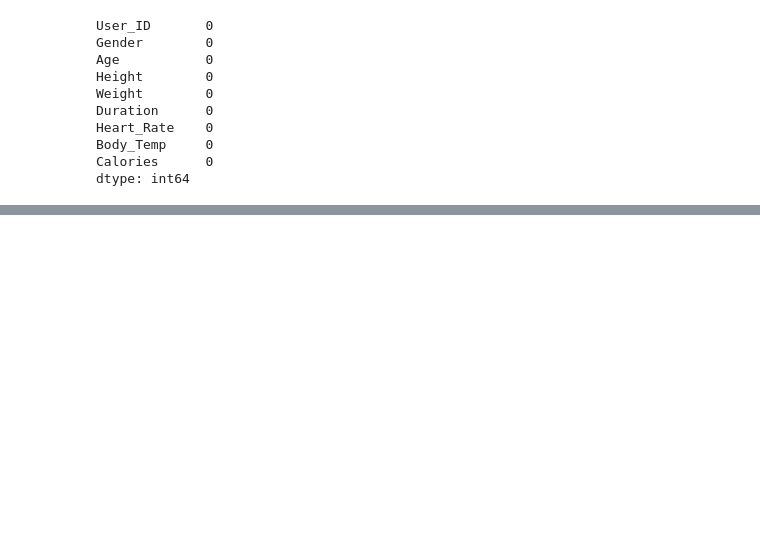
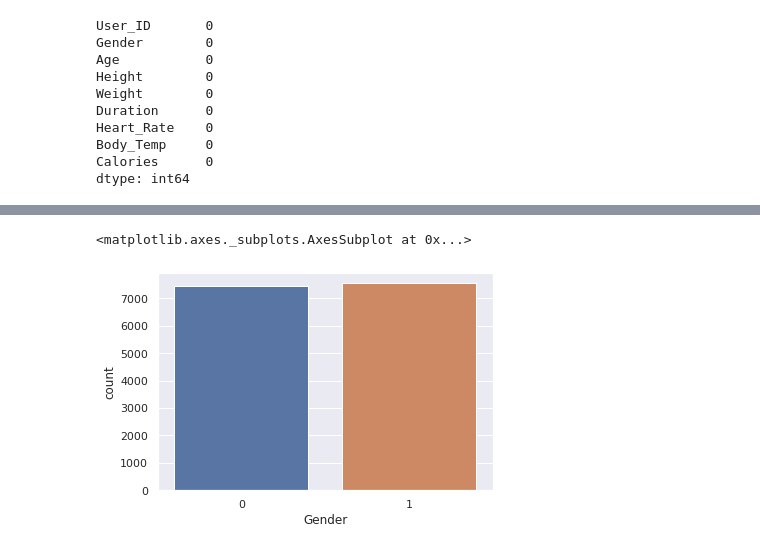
Before and after one commit to pmpmchaves/CaloriePredictor, a Jupyter notebook: Calorie_Counter_AI_Project.ipynb, the cells around one changed output, grey strips where cells are left out. Drawn from its saved outputs; the diff is of its cells as text; code cells hidden in the pictures; blank space fills up the shorter version.

```diff
--- a/Calorie_Counter_AI_Project.ipynb
+++ b/Calorie_Counter_AI_Project.ipynb
@@ -88,0 +103,5 @@ dtype: int64
+# %%
+sns.countplot(df["Gender"]) # The values for male and female are very close to each other so the dataset is well distributed in this category
+# %% [output]
+<matplotlib.axes._subplots.AxesSubplot at 0x...>
+[figure, added]
```
Also changed, not shown: parts of 21 cells of this notebook.
